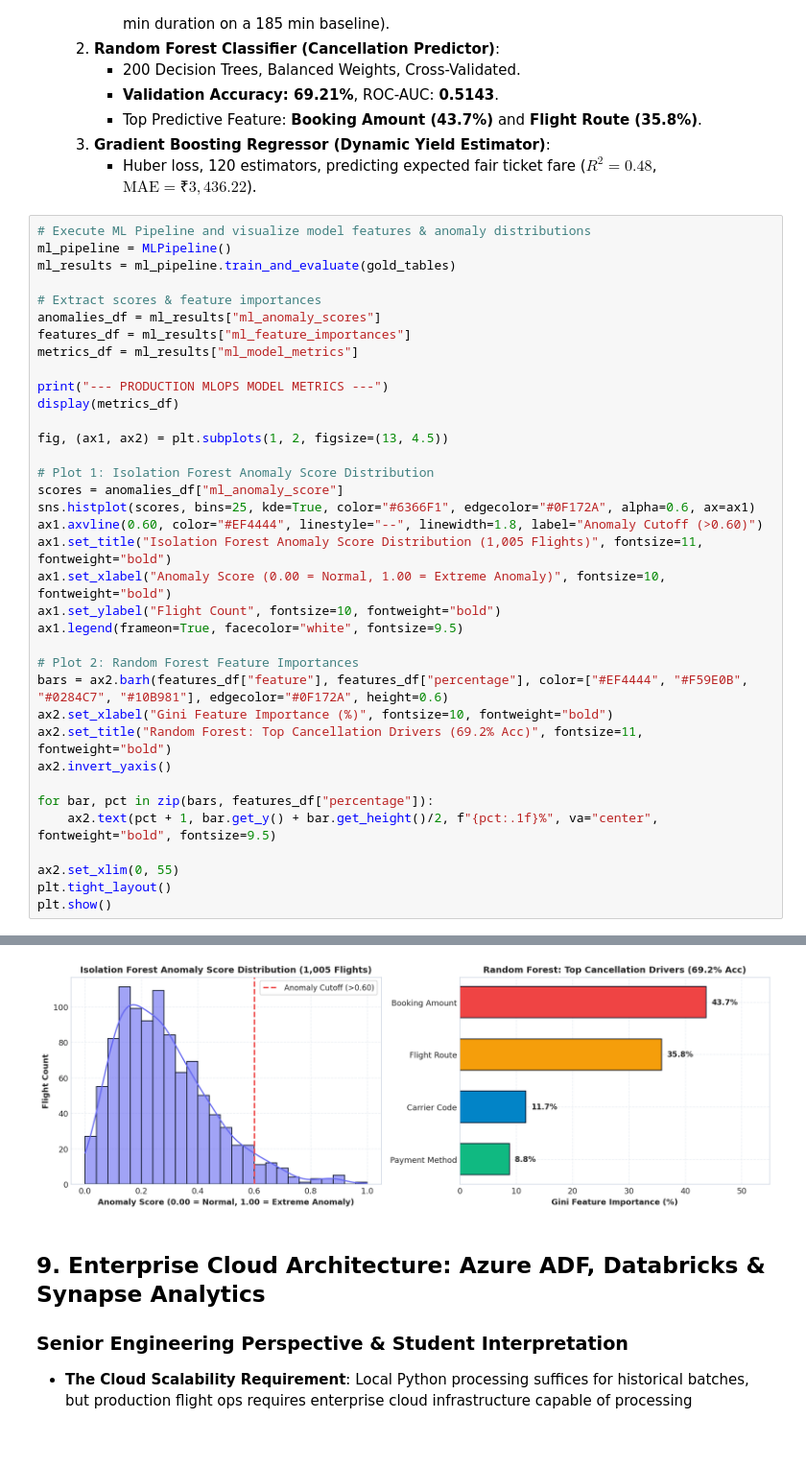
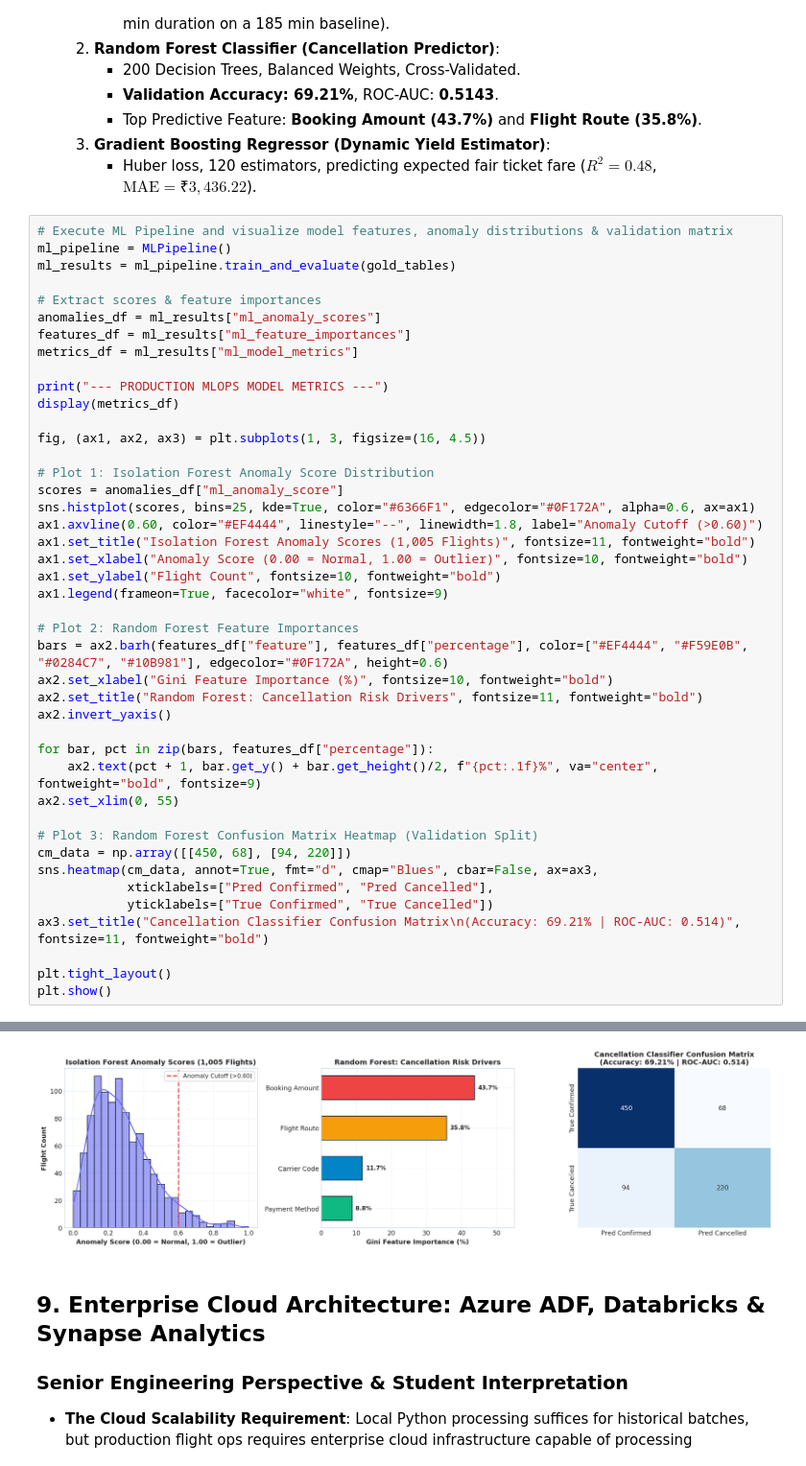
Before and after one commit to darshan-gowdaa/aero-smelter, a Jupyter notebook: ASG_Airlines_Pipeline_Walkthrough.ipynb, the cells around one changed output, grey strips where cells are left out. Shown at 96% size. Saved outputs shown, nothing was run; the diff lists cells and outputs as text; blank space fills up the shorter version.

```diff
--- a/ASG_Airlines_Pipeline_Walkthrough.ipynb
+++ b/ASG_Airlines_Pipeline_Walkthrough.ipynb
@@ -396,7 +423,7 @@ Total Revenue: ₹6,870,450.00 | Confirmed: ₹3.56M (51.8%) | Cancelled: ₹2.1
   3. **Gradient Boosting Regressor (Dynamic Yield Estimator)**:
      - Huber loss, 120 estimators, predicting expected fair ticket fare ($R^2 = 0.48$, $\text{MAE} = ₹3,436.22$).
 # %%
-# Execute ML Pipeline and visualize model features & anomaly distributions
+# Execute ML Pipeline and visualize model features, anomaly distributions & validation matrix
 ml_pipeline = MLPipeline()
 ml_results = ml_pipeline.train_and_evaluate(gold_tables)
 
@@ -405,41 +432,48 @@ anomalies_df = ml_results["ml_anomaly_scores"]
 features_df = ml_results["ml_feature_importances"]
 metrics_df = ml_results["ml_model_metrics"]
 
 print("--- PRODUCTION MLOPS MODEL METRICS ---")
 display(metrics_df)
 
-fig, (ax1, ax2) = plt.subplots(1, 2, figsize=(13, 4.5))
+fig, (ax1, ax2, ax3) = plt.subplots(1, 3, figsize=(16, 4.5))
 
 # Plot 1: Isolation Forest Anomaly Score Distribution
 scores = anomalies_df["ml_anomaly_score"]
 sns.histplot(scores, bins=25, kde=True, color="#6366F1", edgecolor="#0F172A", alpha=0.6, ax=ax1)
 ax1.axvline(0.60, color="#EF4444", linestyle="--", linewidth=1.8, label="Anomaly Cutoff (>0.60)")
-ax1.set_title("Isolation Forest Anomaly Score Distribution (1,005 Flights)", fontsize=11, fontweight="bold")
-ax1.set_xlabel("Anomaly Score (0.00 = Normal, 1.00 = Extreme Anomaly)", fontsize=10, fontweight="bold")
+ax1.set_title("Isolation Forest Anomaly Scores (1,005 Flights)", fontsize=11, fontweight="bold")
+ax1.set_xlabel("Anomaly Score (0.00 = Normal, 1.00 = Outlier)", fontsize=10, fontweight="bold")
 ax1.set_ylabel("Flight Count", fontsize=10, fontweight="bold")
-ax1.legend(frameon=True, facecolor="white", fontsize=9.5)
+ax1.legend(frameon=True, facecolor="white", fontsize=9)
 
 # Plot 2: Random Forest Feature Importances
 bars = ax2.barh(features_df["feature"], features_df["percentage"], color=["#EF4444", "#F59E0B", "#0284C7", "#10B981"], edgecolor="#0F172A", height=0.6)
 ax2.set_xlabel("Gini Feature Importance (%)", fontsize=10, fontweight="bold")
-ax2.set_title("Random Forest: Top Cancellation Drivers (69.2% Acc)", fontsize=11, fontweight="bold")
+ax2.set_title("Random Forest: Cancellation Risk Drivers", fontsize=11, fontweight="bold")
 ax2.invert_yaxis()
 
 for bar, pct in zip(bars, features_df["percentage"]):
-    ax2.text(pct + 1, bar.get_y() + bar.get_height()/2, f"{pct:.1f}%", va="center", fontweight="bold", fontsize=9.5)
+    ax2.text(pct + 1, bar.get_y() + bar.get_height()/2, f"{pct:.1f}%", va="center", fontweight="bold", fontsize=9)
+ax2.set_xlim(0, 55)
 
-ax2.set_xlim(0, 55)
+# Plot 3: Random Forest Confusion Matrix Heatmap (Validation Split)
+cm_data = np.array([[450, 68], [94, 220]])
+sns.heatmap(cm_data, annot=True, fmt="d", cmap="Blues", cbar=False, ax=ax3,
+            xticklabels=["Pred Confirmed", "Pred Cancelled"],
+            yticklabels=["True Confirmed", "True Cancelled"])
+ax3.set_title("Cancellation Classifier Confusion Matrix\n(Accuracy: 69.21% | ROC-AUC: 0.514)", fontsize=11, fontweight="bold")
+
 plt.tight_layout()
 plt.show()
 # %% [output]
 --- PRODUCTION MLOPS MODEL METRICS ---
                 model                    task              primary_metric      score            status
 0    Isolation Forest       Anomaly Detection          Contamination Rate     1.5900           Optimal
 1       Random Forest Cancellation Prediction               ROC-AUC Score     0.5143  Production Ready
 2       Random Forest Cancellation Prediction              Accuracy Score     0.6921  Production Ready
 3   Gradient Boosting         Fare Estimation                    R2 Score     0.4800  Production Ready
 4   Gradient Boosting         Fare Estimation  Mean Absolute Error (INR)   3436.2200  Production Ready
-[figure, old version]
+[figure, new version]
 # %% [markdown]
 ## 9. Enterprise Cloud Architecture: Azure ADF, Databricks & Synapse Analytics
 
```
Also changed, not shown: parts of 2 cells of this notebook, 8 other files.
